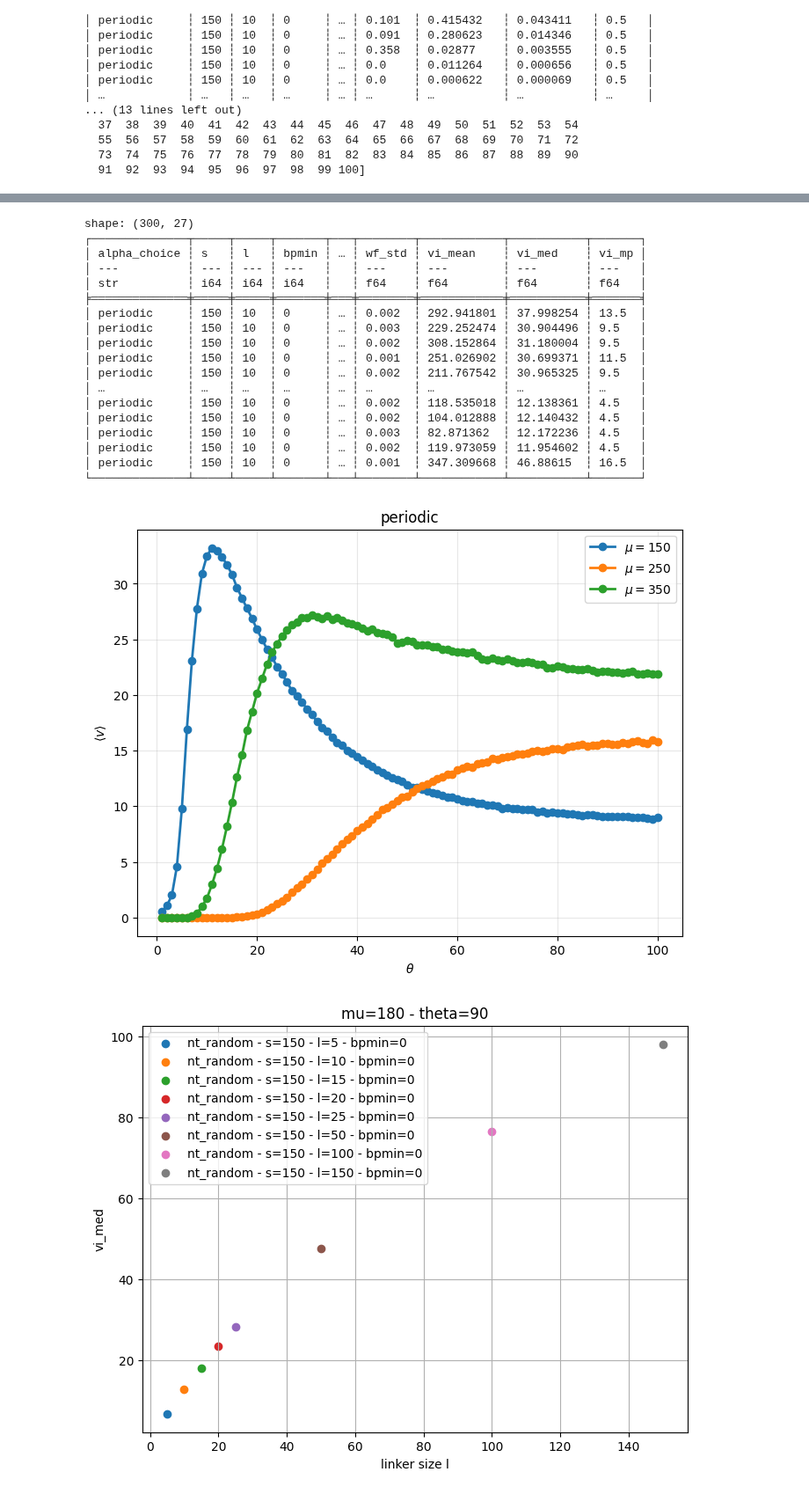
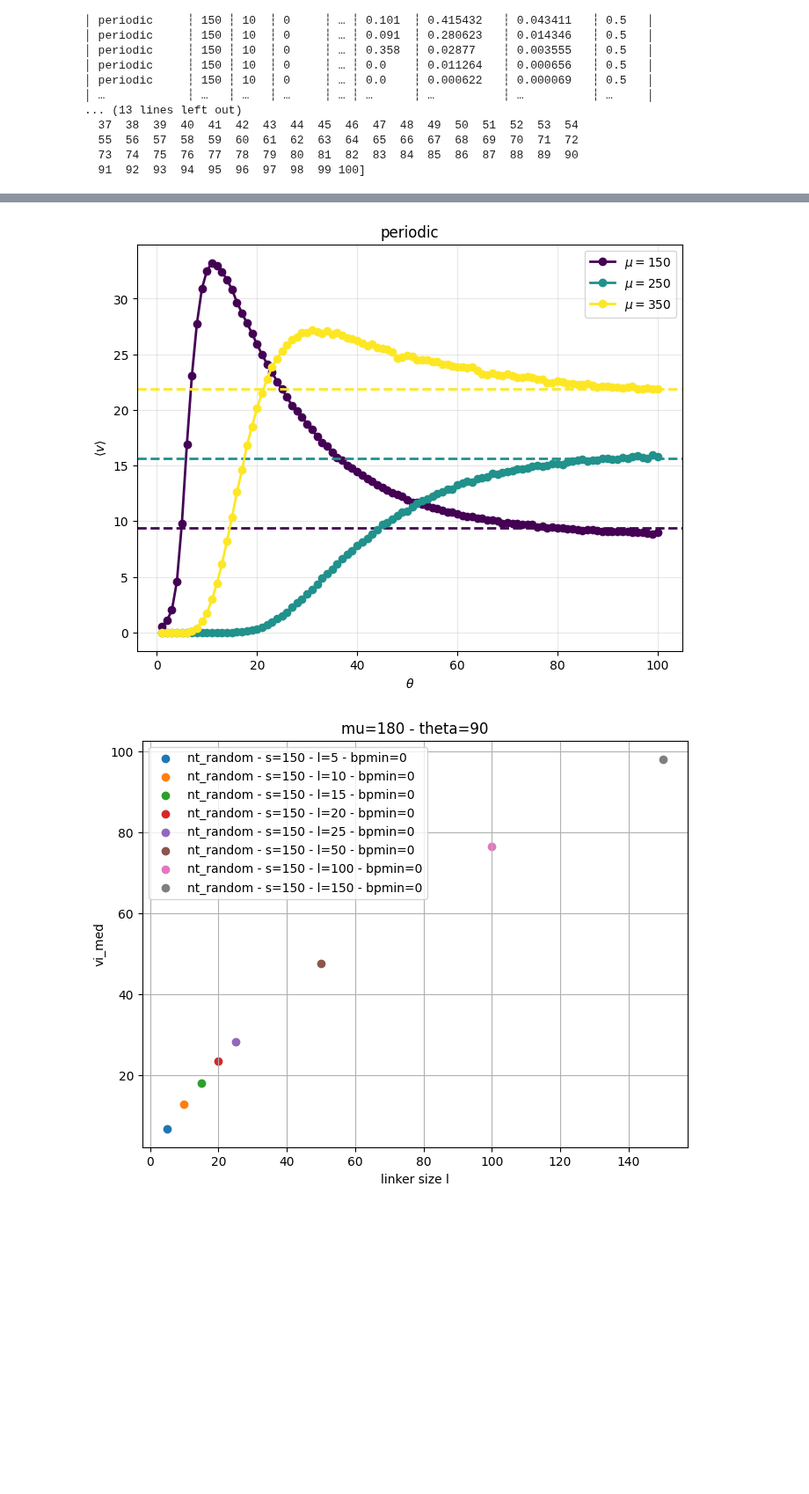
Before and after one commit to npelletbossot/nucleo, a Jupyter notebook: notebooks/one_step/post_processing/cuts.ipynb, the cells around one changed output, grey strips where cells are left out. Shown at 88% size. Cells and saved outputs as stored; diff of their text form; code cells hidden in the pictures; blank space fills up the shorter version.

```diff
--- a/notebooks/one_step/post_processing/cuts.ipynb
+++ b/notebooks/one_step/post_processing/cuts.ipynb
@@ -185,6 +185,11 @@ shape: (10_100, 27)
   73  74  75  76  77  78  79  80  81  82  83  84  85  86  87  88  89  90
   91  92  93  94  95  96  97  98  99 100]
 # %%
+# --- colormap plasma ---
+cmap = plt.get_cmap("viridis")
+colors = [cmap(i / (len(mus) - 1)) for i in range(len(mus))]
+
+
 # ─────────────────────────────────────────────
 # FIG 2.C.1 : Cuts Of Hetmaps - µ Values
 # ─────────────────────────────────────────────
@@ -205,7 +210,10 @@ s = df_all_plot["s"].to_numpy()
 
 # mu    = np.unique(mu)
 v_max = np.unique(mu)
-v_hom = np.unique(mu * ((alphaf * l + alphao * s) / (l + s)))
+alpha_mean = ((alphaf * l + alphao * s) / (l + s))
+v_hom = np.unique(mu * alpha_mean)
+
+print(alpha_mean)
 
 print(v_max)
 print(v_hom)
@@ -216,7 +224,7 @@ if title == "nt_random":
 plt.figure(figsize=(8,6))
 plt.title(title)
 
-for theta in thetas:
+for (col, theta) in zip(colors, thetas):
     df_one_plot = (
         df_all_plot
         .filter(pl.col("theta") == theta)
@@ -226,10 +234,10 @@ for theta in thetas:
     mu      = df_one_plot["mu"].to_numpy()
     v_mean  = df_one_plot["v_mean"].to_numpy()
 
-    plt.plot(mu, v_mean, marker="o", lw=2, label=f"$\\theta={theta}$")
+    plt.plot(mu, v_mean, marker="o", color=col, lw=2, label=f"$\\theta={theta}$")
 
 # plt.plot(mu, v_max)
-plt.plot(mu, v_hom, label="$v_{homogeneous}$")
+plt.plot(mu, v_hom, label="$v_{homogeneous}$", color="red")
 
 plt.xlabel("$\mu$")
 plt.ylabel(r"$\langle v \rangle$")
@@ -248,28 +256,44 @@ df_all_plot = df_work.filter(
     pl.col("mu").is_in(mus)
 )
 
-print(df_all_plot)
 title = df_all_plot["alpha_choice"][0]
-
 if title == "nt_random":
     title = "random"
 
+
+
+# --- Figure ---
 plt.figure(figsize=(8,6))
 plt.title(title)
 
-for mu in mus:
+for mu, col in zip(mus, colors):
+
     df_one_plot = (
         df_all_plot
         .filter(pl.col("mu") == mu)
-        .sort("theta", descending = False
-    ))
+        .sort("theta")
+    )
 
-    theta   = df_one_plot["theta"].to_numpy()
-    v_mean  = df_one_plot["v_mean"].to_numpy()
+    theta  = df_one_plot["theta"].to_numpy()
+    v_mean = df_one_plot["v_mean"].to_numpy()
 
-    plt.plot(theta, v_mean, marker="o", lw=2, label=f"$\\mu={mu}$")
+    # courbe principale
+    plt.plot(
+        theta, v_mean,
+        marker="o", lw=2,
+        color=col,
+        label=rf"$\mu={mu}$"
+    )
 
-plt.xlabel("$\\theta$")
+    # ligne horizontale associée (même couleur)
+    plt.axhline(
+        y=alpha_mean[0] * mu,
+        ls="--", lw=2,
+        color=col
+    )
+
+# --- Labels ---
+plt.xlabel(r"$\theta$")
 plt.ylabel(r"$\langle v \rangle$")
 plt.grid(True, alpha=0.3)
 plt.legend()
@@ -297,22 +320,4 @@ plt.show()
-shape: (300, 27)
-┌──────────────┬─────┬─────┬───────┬───┬────────┬────────────┬───────────┬───────┐
-│ alpha_choice ┆ s   ┆ l   ┆ bpmin ┆ … ┆ wf_std ┆ vi_mean    ┆ vi_med    ┆ vi_mp │
-│ ---          ┆ --- ┆ --- ┆ ---   ┆   ┆ ---    ┆ ---        ┆ ---       ┆ ---   │
-│ str          ┆ i64 ┆ i64 ┆ i64   ┆   ┆ f64    ┆ f64        ┆ f64       ┆ f64   │
-╞══════════════╪═════╪═════╪═══════╪═══╪════════╪════════════╪═══════════╪═══════╡
-│ periodic     ┆ 150 ┆ 10  ┆ 0     ┆ … ┆ 0.002  ┆ 292.941801 ┆ 37.998254 ┆ 13.5  │
-│ periodic     ┆ 150 ┆ 10  ┆ 0     ┆ … ┆ 0.003  ┆ 229.252474 ┆ 30.904496 ┆ 9.5   │
-│ periodic     ┆ 150 ┆ 10  ┆ 0     ┆ … ┆ 0.002  ┆ 308.152864 ┆ 31.180004 ┆ 9.5   │
-│ periodic     ┆ 150 ┆ 10  ┆ 0     ┆ … ┆ 0.001  ┆ 251.026902 ┆ 30.699371 ┆ 11.5  │
-│ periodic     ┆ 150 ┆ 10  ┆ 0     ┆ … ┆ 0.002  ┆ 211.767542 ┆ 30.965325 ┆ 9.5   │
-│ …            ┆ …   ┆ …   ┆ …     ┆ … ┆ …      ┆ …          ┆ …         ┆ …     │
-│ periodic     ┆ 150 ┆ 10  ┆ 0     ┆ … ┆ 0.002  ┆ 118.535018 ┆ 12.138361 ┆ 4.5   │
-│ periodic     ┆ 150 ┆ 10  ┆ 0     ┆ … ┆ 0.002  ┆ 104.012888 ┆ 12.140432 ┆ 4.5   │
-│ periodic     ┆ 150 ┆ 10  ┆ 0     ┆ … ┆ 0.003  ┆ 82.871362  ┆ 12.172236 ┆ 4.5   │
-│ periodic     ┆ 150 ┆ 10  ┆ 0     ┆ … ┆ 0.002  ┆ 119.973059 ┆ 11.954602 ┆ 4.5   │
-│ periodic     ┆ 150 ┆ 10  ┆ 0     ┆ … ┆ 0.001  ┆ 347.309668 ┆ 46.88615  ┆ 16.5  │
-└──────────────┴─────┴─────┴───────┴───┴────────┴────────────┴───────────┴───────┘
-[figure, old version]
+[figure, new version]
 # %%
 # ─────────────────────────────────────────────
 # 3.0 : Cuts Of Hetmaps - (µ,θ) Values
```
Also changed, not shown: parts of 1 cell of this notebook, 11 other files.
